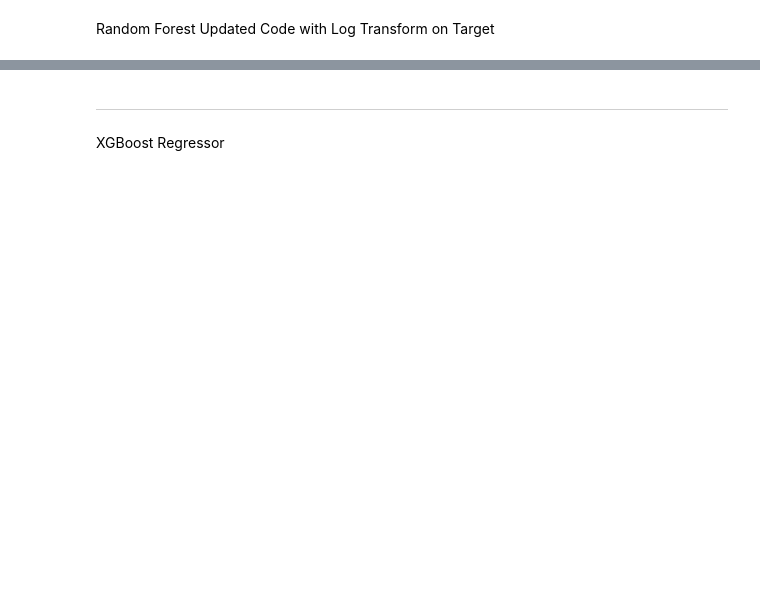
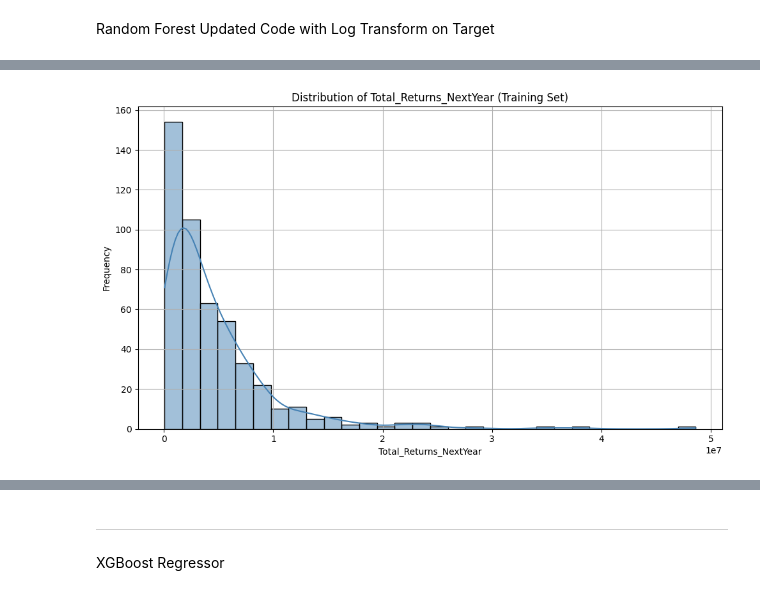
Before and after one commit to schmidj/PredictSalmonRuns, a Jupyter notebook: murilo_salmon/BristolBay/FIRST_APPROACH/ALL_FEATURES/models.ipynb, the cells around one changed output, grey strips where cells are left out. Cells and saved outputs as stored; diff of their text form; code cells hidden in the pictures; blank space fills up the shorter version.

```diff
--- a/murilo_salmon/BristolBay/FIRST_APPROACH/ALL_FEATURES/models.ipynb
+++ b/murilo_salmon/BristolBay/FIRST_APPROACH/ALL_FEATURES/models.ipynb
@@ -305,0 +399,15 @@ MAPE (Mean Absolute % Error):  39.50%
+# %%
+import seaborn as sns
+import matplotlib.pyplot as plt
+
+# Plot distribution of training target (non-log)
+plt.figure(figsize=(10, 6))
+sns.histplot(train_df['Total_Returns_NextYear'], kde=True, color='steelblue', bins=30)
+plt.title("Distribution of Total_Returns_NextYear (Training Set)")
+plt.xlabel("Total_Returns_NextYear")
+plt.ylabel("Frequency")
+plt.grid(True)
+plt.tight_layout()
+plt.show()
+# %% [output]
+[figure, added]
```
Also changed, not shown: parts of 16 cells of this notebook, 15 other files.
